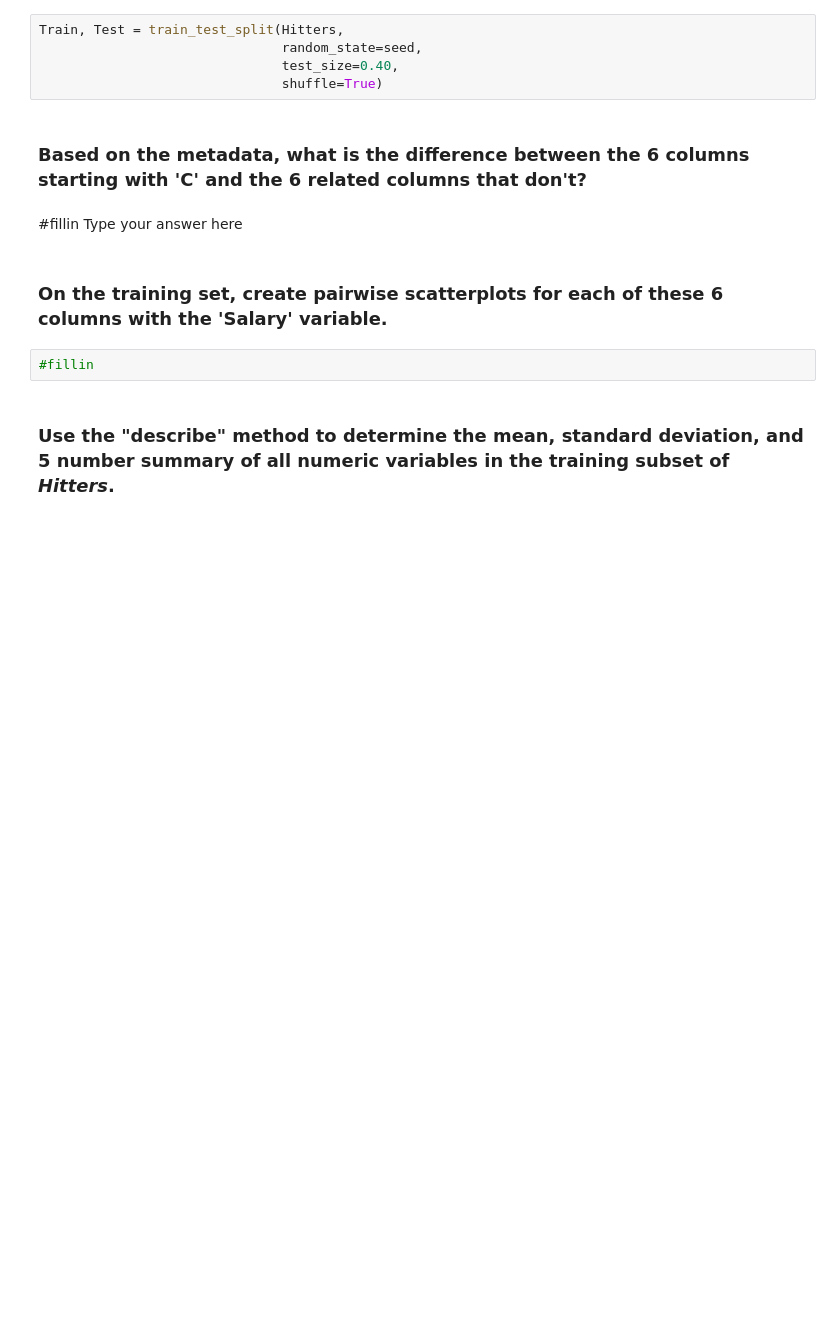
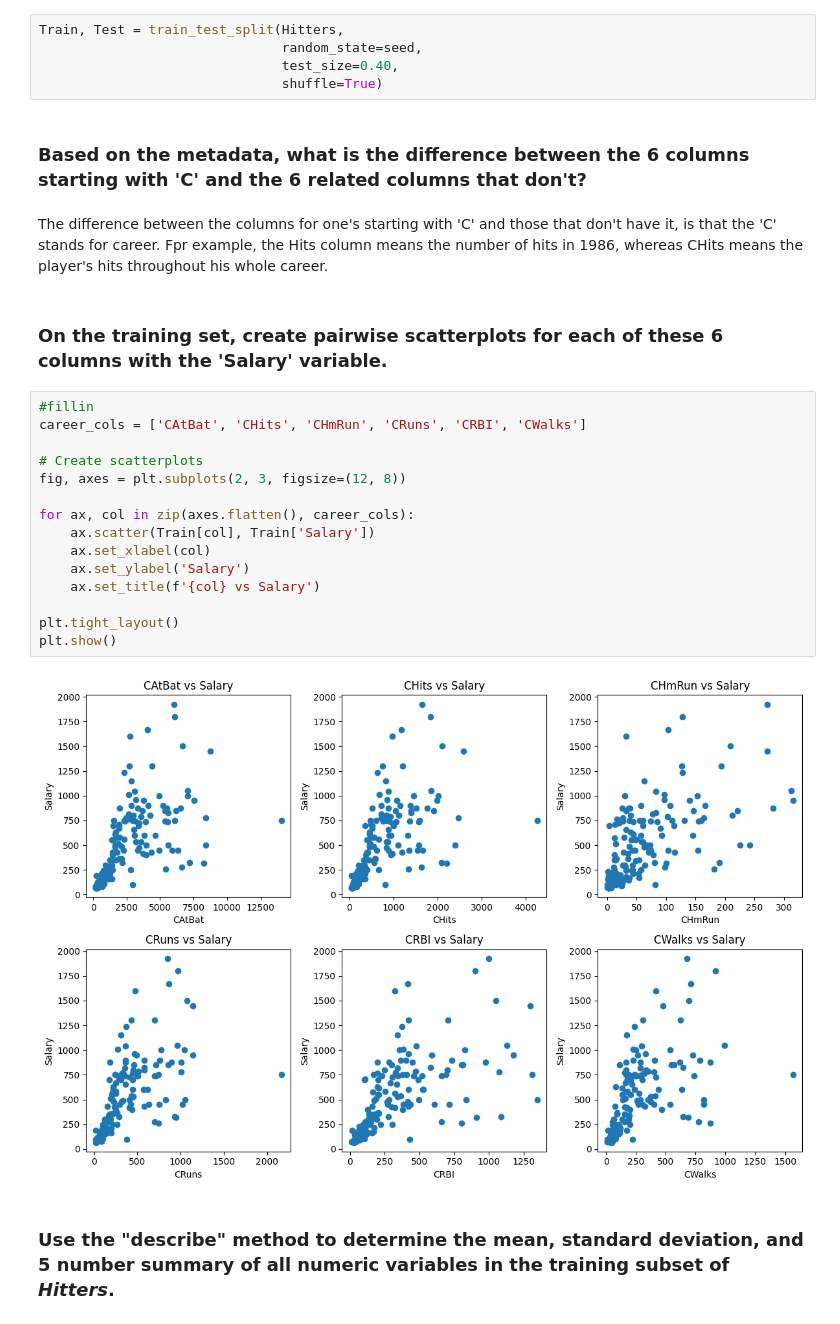
Before and after one commit to Alakazam992/code_2600, a Jupyter notebook: mod03_eda.ipynb, the cells around one changed output. Cells and saved outputs as stored; diff of their text form; blank space fills up the shorter version.

```diff
--- a/mod03_eda.ipynb
+++ b/mod03_eda.ipynb
@@ -58,11 +58,26 @@ Train, Test = train_test_split(Hitters,
 # %% [markdown]
 ### Based on the metadata, what is the difference between the 6 columns starting with 'C' and the 6 related columns that don't?
 # %% [markdown]
-#fillin Type your answer here
+The difference between the columns for one's starting with 'C' and those that don't have it, is that the 'C' stands for career. Fpr example, the Hits column means the number of hits in 1986, whereas CHits means the player's hits throughout his whole career.
 # %% [markdown]
 ### On the training set, create pairwise scatterplots for each of these 6 columns with the 'Salary' variable.
 # %%
 #fillin
+career_cols = ['CAtBat', 'CHits', 'CHmRun', 'CRuns', 'CRBI', 'CWalks']
+
+# Create scatterplots
+fig, axes = plt.subplots(2, 3, figsize=(12, 8))
+
+for ax, col in zip(axes.flatten(), career_cols):
+    ax.scatter(Train[col], Train['Salary'])
+    ax.set_xlabel(col)
+    ax.set_ylabel('Salary')
+    ax.set_title(f'{col} vs Salary')
+
+plt.tight_layout()
+plt.show()
+# %% [output]
+[figure, added]
 # %% [markdown]
 ### Use the "describe" method to determine the mean, standard deviation, and 5 number summary of all numeric variables in the training subset of _Hitters_.
 # %%
```
Also changed, not shown: parts of 7 cells of this notebook, 1 other file.
